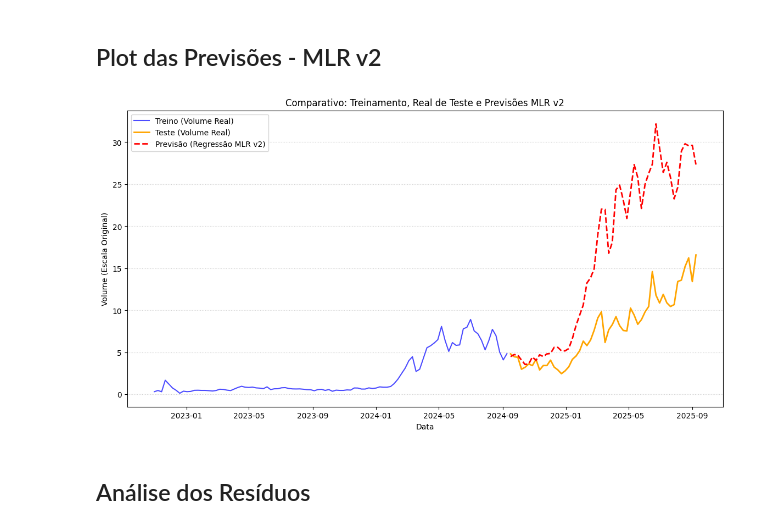
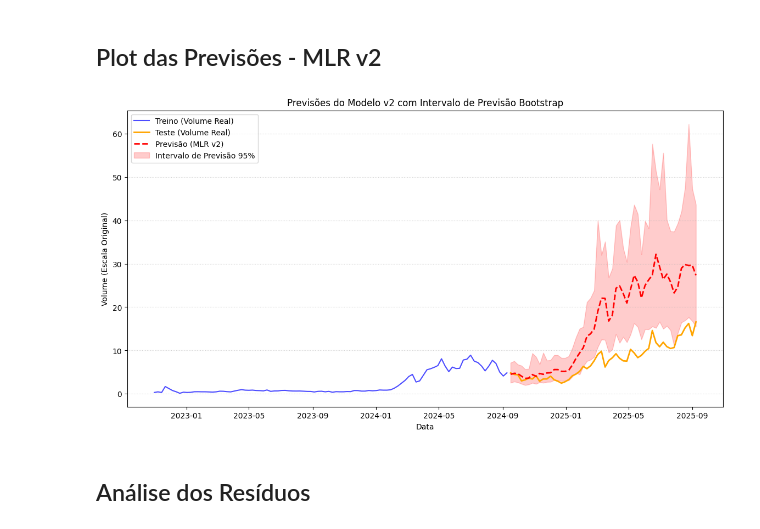
Before and after one commit to Vinasque/series_temporais, a Jupyter notebook: trabalho_a1.ipynb, the cells around one changed output. Saved outputs shown, nothing was run; the diff lists cells and outputs as text; code cells hidden in the pictures.

```diff
--- a/trabalho_a1.ipynb
+++ b/trabalho_a1.ipynb
@@ -676,7 +697,7 @@ df_featured['rolling_mean_4'] = df_featured['volume_log'].shift(1).rolling(windo
 
 df_featured = df_featured.fillna(df_prepared['volume_log'].mean())
 
-# Treinamento do Novo Modelo
+# Definição das features v2
 features_v2 = [
     'time_index',
     'lag_volume_log_1', 'lag_volume_log_2', 'lag_volume_log_3', 'lag_volume_log_4', 'lag_volume_log_52',
@@ -696,11 +717,33 @@ y_test_v2 = y_v2.iloc[-test_size:]
 model_v2 = LinearRegression()
 model_v2.fit(X_train_v2, y_train_v2)
 
-# Avaliação do Novo Modelo
+# Encontra os resíduos no conjunto de treino
+predictions_on_train_log_v2 = model_v2.predict(X_train_v2)
+residuals_log_v2 = y_train_v2 - predictions_on_train_log_v2
+
+# previsòes
 y_pred_log_v2 = model_v2.predict(X_test_v2)
+
+# Inclui os resíduos aleatórios
+bootstrap_forecasts_v2 = []
+for i in range(1000):
+    # Amostra aleatória dos resíduos
+    resampled_residuals_v2 = np.random.choice(residuals_log_v2, size=len(X_test_v2), replace=True)
+
+    # Adiciona os resíduos à previsão e guarda
+    forecast_log_boot_v2 = y_pred_log_v2 + resampled_residuals_v2
+    bootstrap_forecasts_v2.append(np.exp(forecast_log_boot_v2))
+
+# Calcula os limites do IC
+bootstrap_forecasts_v2 = np.array(bootstrap_forecasts_v2)
+lower_bound_v2 = np.percentile(bootstrap_forecasts_v2, 100 * (0.025), axis=0)
+upper_bound_v2 = np.percentile(bootstrap_forecasts_v2, 100 * (0.975), axis=0)
+
+# voltando a forma com exponencial para plot
 y_pred_orig_v2 = np.exp(y_pred_log_v2)
 y_test_orig_v2 = np.exp(y_test_v2)
 
+# as Métricas
 mae_v2 = mean_absolute_error(y_test_orig_v2, y_pred_orig_v2)
 rmse_v2 = np.sqrt(mean_squared_error(y_test_orig_v2, y_pred_orig_v2))
 mape_v2 = np.mean(np.abs((y_test_orig_v2 - y_pred_orig_v2) / y_test_orig_v2)) * 100
@@ -717,25 +760,27 @@ MAPE: 101.80%
 # %% [markdown]
 ## Plot das Previsões - MLR v2
 # %%
-predictions_series = pd.Series(y_pred_orig_v2, index=test_df.index)
+predictions_series_v2 = pd.Series(y_pred_orig_v2, index=test_df.index)
 
 plt.figure(figsize=(14, 7))
 
 plt.plot(train_df.index, train_df['volume'], label='Treino (Volume Real)', color='blue', alpha=0.7)
 plt.plot(test_df.index, test_df['volume'], label='Teste (Volume Real)', color='orange', linewidth=2)
 
-# Previsões da Regressão Múltipla
-plt.plot(predictions_series.index, predictions_series.values,
-         label='Previsão (Regressão MLR v2)', color='red', linestyle='--', linewidth=2)
+plt.plot(predictions_series_v2.index, predictions_series_v2.values,
+         label='Previsão (MLR v2)', color='red', linestyle='--', linewidth=2)
 
-plt.title('Comparativo: Treinamento, Real de Teste e Previsões MLR v2')
+plt.fill_between(predictions_series_v2.index, lower_bound_v2, upper_bound_v2,
+                 color='red', alpha=0.2, label='Intervalo de Previsão 95%')
+
+plt.title('Previsões do Modelo v2 com Intervalo de Previsão Bootstrap')
 plt.xlabel('Data')
 plt.ylabel('Volume (Escala Original)')
 plt.legend()
 plt.grid(axis='y', linestyle=':', alpha=0.6)
 plt.show()
 # %% [output]
-[figure, old version]
+[figure, new version]
 # %% [markdown]
 ## Análise dos Resíduos
 # %%
```
Also changed, not shown: parts of 4 cells of this notebook, 1 other file.
